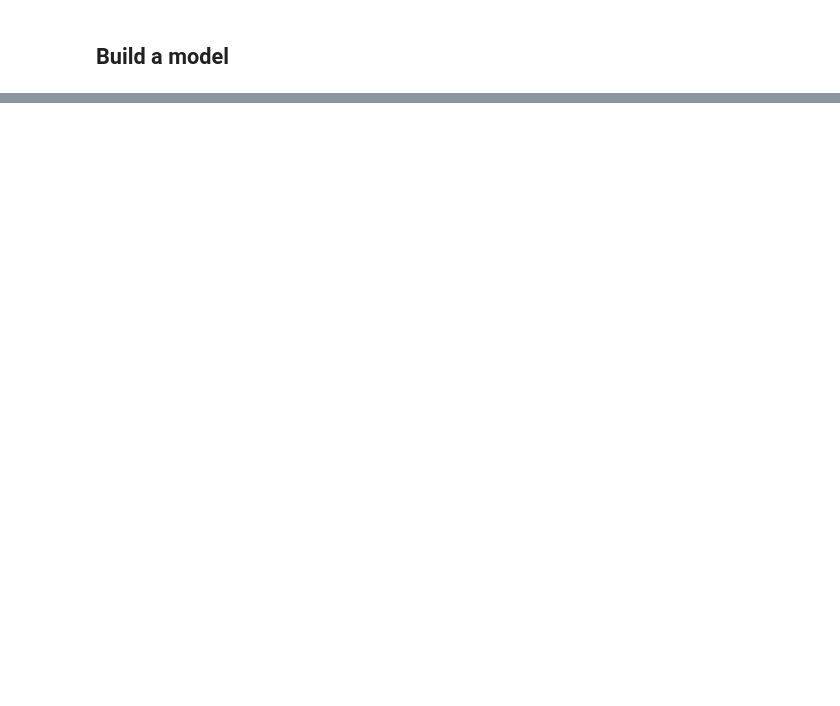
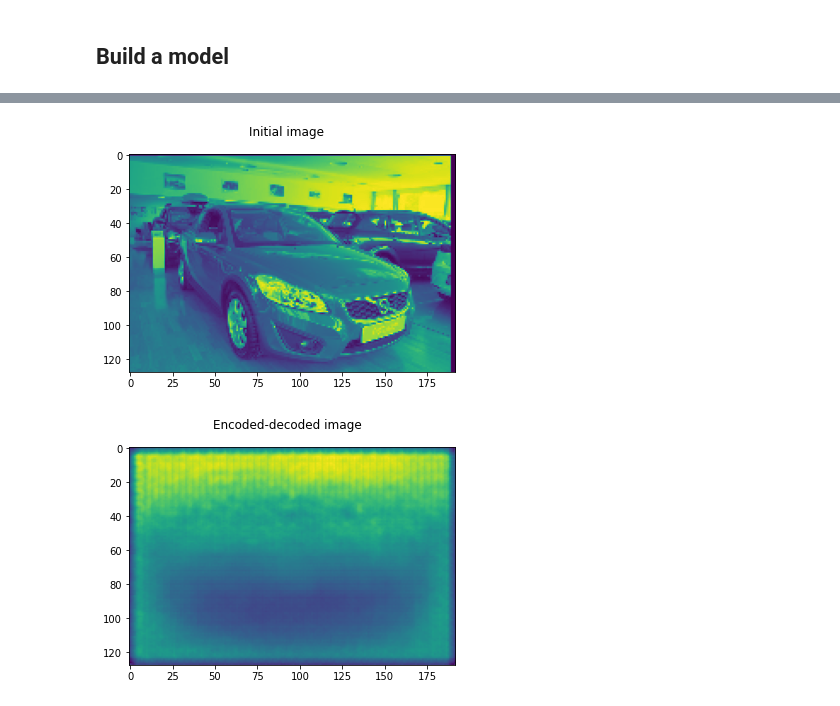
Before and after one commit to h31d1/BetaVAE, a Jupyter notebook: BetaVAEonCars196.ipynb, the cells around one changed output, grey strips where cells are left out. Saved outputs shown, nothing was run; the diff lists cells and outputs as text; code cells hidden in the pictures; blank space fills up the shorter version.

```diff
--- a/BetaVAEonCars196.ipynb
+++ b/BetaVAEonCars196.ipynb
@@ -166,0 +172,16 @@ vae10.save("VAE10.h5", save_format="h5")
+# %%
+def show_reconstruction(image,vae_model):
+    img = np.expand_dims(image, 0)
+    z_mean,_,z = vae_model.encoder.predict(img)
+    prediction = vae_model.decoder.predict(z)
+    plt.imshow(image)
+    plt.suptitle("Initial image")
+    plt.show()
+    plt.imshow(prediction[0,:,:,:])
+    plt.suptitle("Encoded-decoded image")
+    plt.show()
+# %%
+show_reconstruction(image,vae_model)
+# %% [output]
+[figure, added]
+[figure, added]
```
Also changed, not shown: parts of 22 cells of this notebook, 1 other file.
